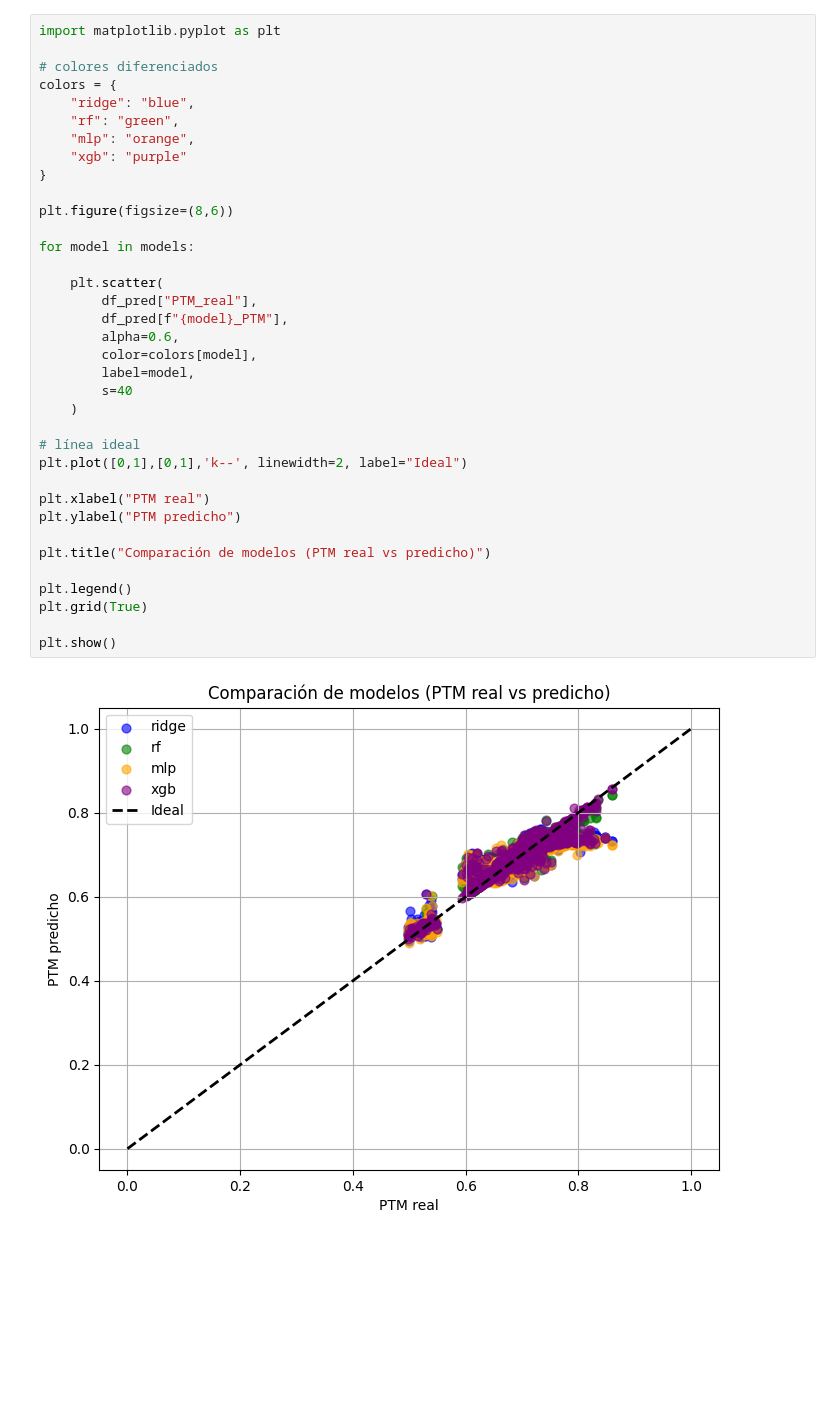
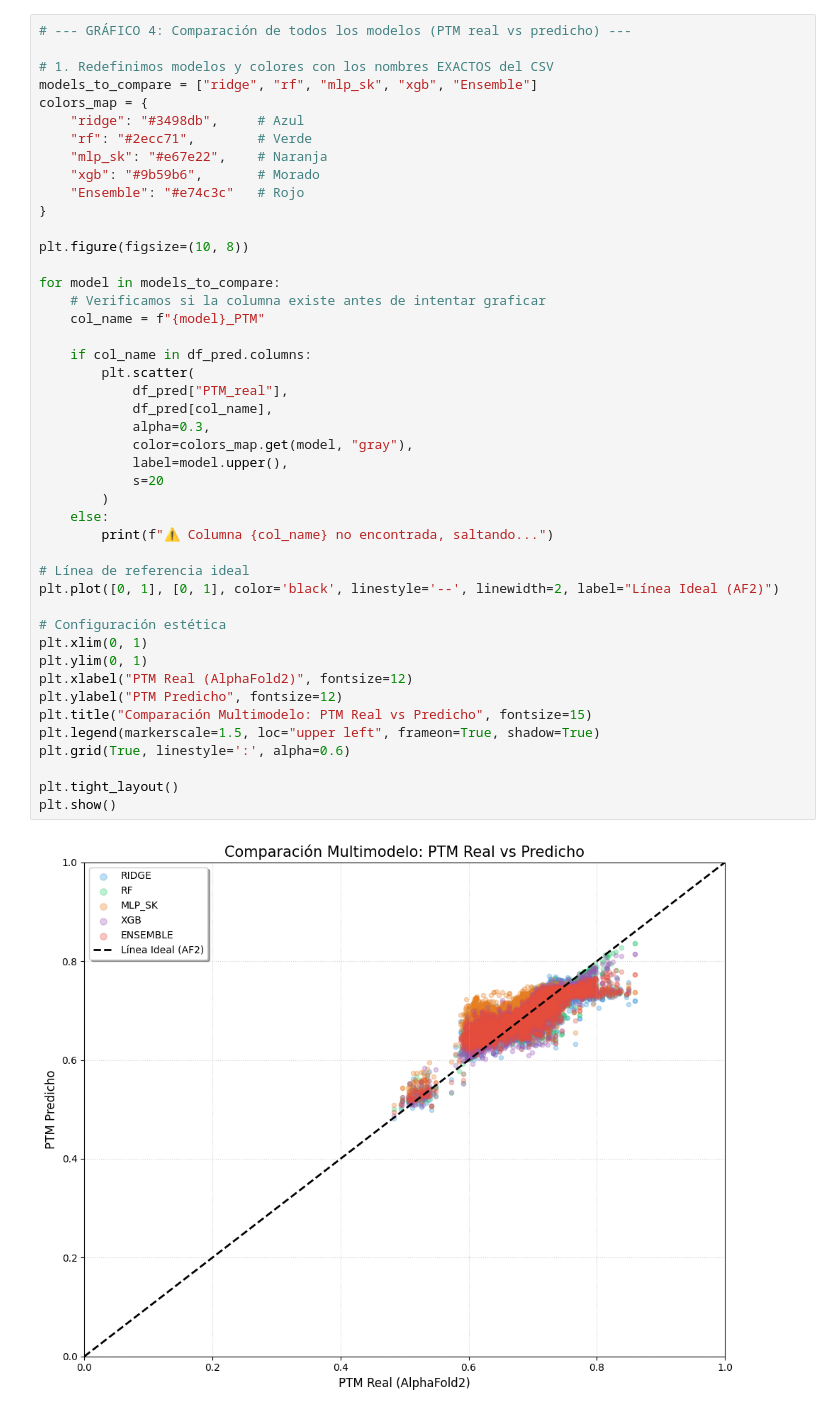
Before and after one commit to A01795943/pd-l1-drug-accelerator, a Jupyter notebook: Predictor/notebooks/03_evaluate_models.ipynb, the cells around one changed output. Cells and saved outputs as stored; diff of their text form; blank space fills up the shorter version.

```diff
--- a/Predictor/notebooks/03_evaluate_models.ipynb
+++ b/Predictor/notebooks/03_evaluate_models.ipynb
@@ -225,38 +345,47 @@ for model in models:
 # %%
-import matplotlib.pyplot as plt
+# --- GRÁFICO 4: Comparación de todos los modelos (PTM real vs predicho) ---
 
-# colores diferenciados
-colors = {
-    "ridge": "blue",
-    "rf": "green",
-    "mlp": "orange",
-    "xgb": "purple"
+# 1. Redefinimos modelos y colores con los nombres EXACTOS del CSV
+models_to_compare = ["ridge", "rf", "mlp_sk", "xgb", "Ensemble"]
+colors_map = {
+    "ridge": "#3498db",     # Azul
+    "rf": "#2ecc71",        # Verde
+    "mlp_sk": "#e67e22",    # Naranja
+    "xgb": "#9b59b6",       # Morado
+    "Ensemble": "#e74c3c"   # Rojo
 }
 
-plt.figure(figsize=(8,6))
+plt.figure(figsize=(10, 8))
 
-for model in models:
+for model in models_to_compare:
+    # Verificamos si la columna existe antes de intentar graficar
+    col_name = f"{model}_PTM"
 
-    plt.scatter(
-        df_pred["PTM_real"],
-        df_pred[f"{model}_PTM"],
-        alpha=0.6,
-        color=colors[model],
-        label=model,
-        s=40
-    )
+    if col_name in df_pred.columns:
+        plt.scatter(
+            df_pred["PTM_real"],
+            df_pred[col_name],
+            alpha=0.3,
+            color=colors_map.get(model, "gray"),
+            label=model.upper(),
+            s=20
+        )
+    else:
+        print(f"⚠️ Columna {col_name} no encontrada, saltando...")
 
-# línea ideal
-plt.plot([0,1],[0,1],'k--', linewidth=2, label="Ideal")
+# Línea de referencia ideal
+plt.plot([0, 1], [0, 1], color='black', linestyle='--', linewidth=2, label="Línea Ideal (AF2)")
 
-plt.xlabel("PTM real")
-plt.ylabel("PTM predicho")
+# Configuración estética
+plt.xlim(0, 1)
+plt.ylim(0, 1)
+plt.xlabel("PTM Real (AlphaFold2)", fontsize=12)
+plt.ylabel("PTM Predicho", fontsize=12)
+plt.title("Comparación Multimodelo: PTM Real vs Predicho", fontsize=15)
+plt.legend(markerscale=1.5, loc="upper left", frameon=True, shadow=True)
+plt.grid(True, linestyle=':', alpha=0.6)
 
-plt.title("Comparación de modelos (PTM real vs predicho)")
-
-plt.legend()
-plt.grid(True)
-
+plt.tight_layout()
 plt.show()
 # %% [output]
-[figure, old version]
+[figure, new version]
```
Also changed, not shown: parts of 5 cells of this notebook, 23 other files.
